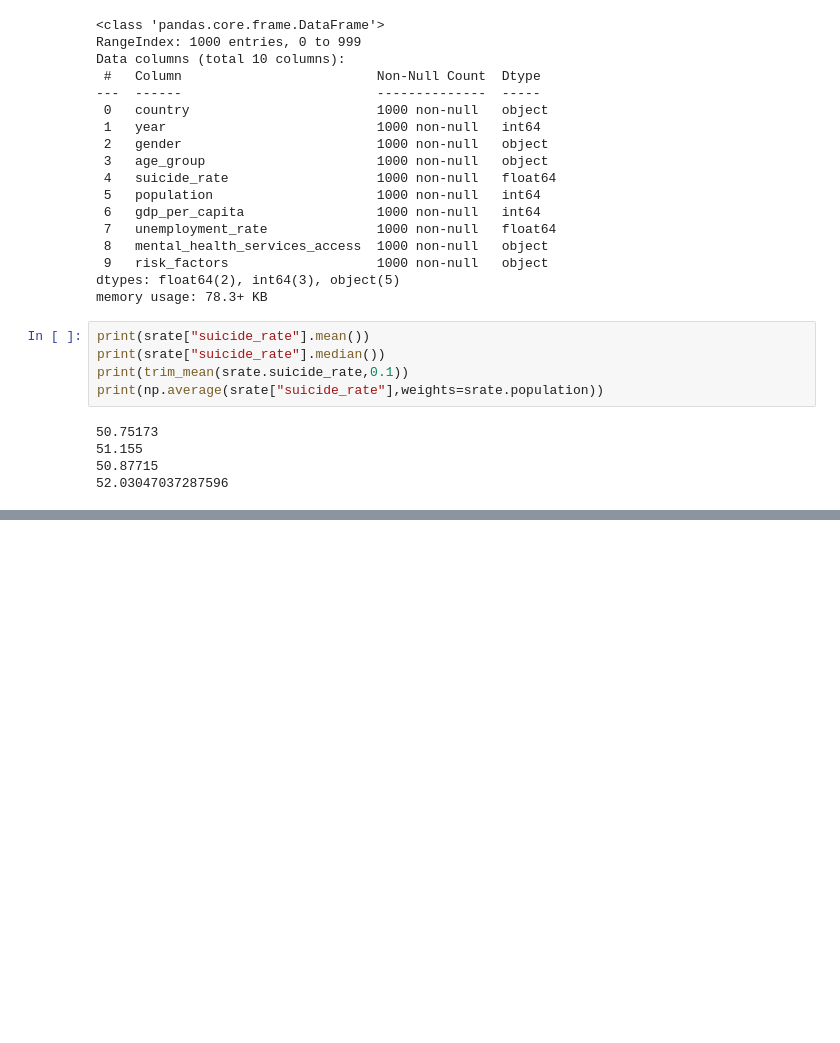
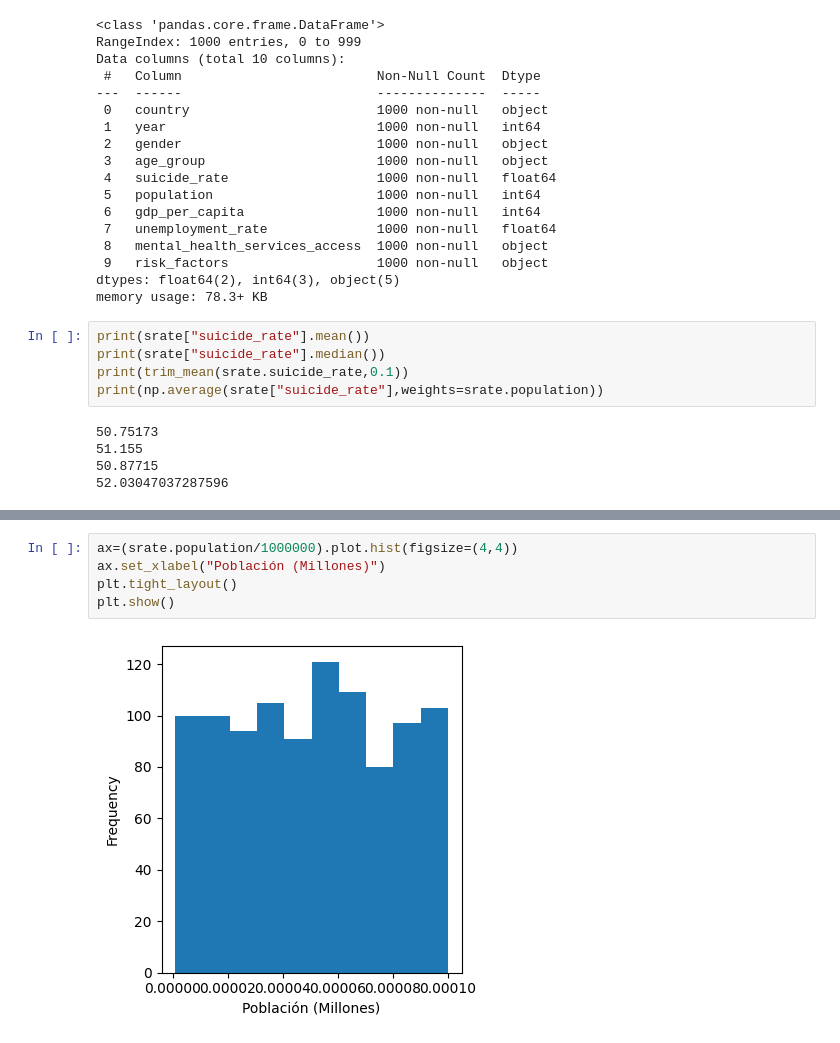
Before and after one commit to SantiagoArce7/CIENCIA_DATOS_2025, a Jupyter notebook: Ejercicios_dataset_2.ipynb, the cells around one changed output, grey strips where cells are left out. Cells and saved outputs as stored; diff of their text form; blank space fills up the shorter version.

```diff
--- a/Ejercicios_dataset_2.ipynb
+++ b/Ejercicios_dataset_2.ipynb
@@ -79,0 +90,7 @@ print(np.average(srate["suicide_rate"],weights=srate.population))
+# %%
+ax=(srate.population/1000000).plot.hist(figsize=(4,4))
+ax.set_xlabel("Población (Millones)")
+plt.tight_layout()
+plt.show()
+# %% [output]
+[figure, added]
```
Also changed, not shown: parts of 4 cells of this notebook.
